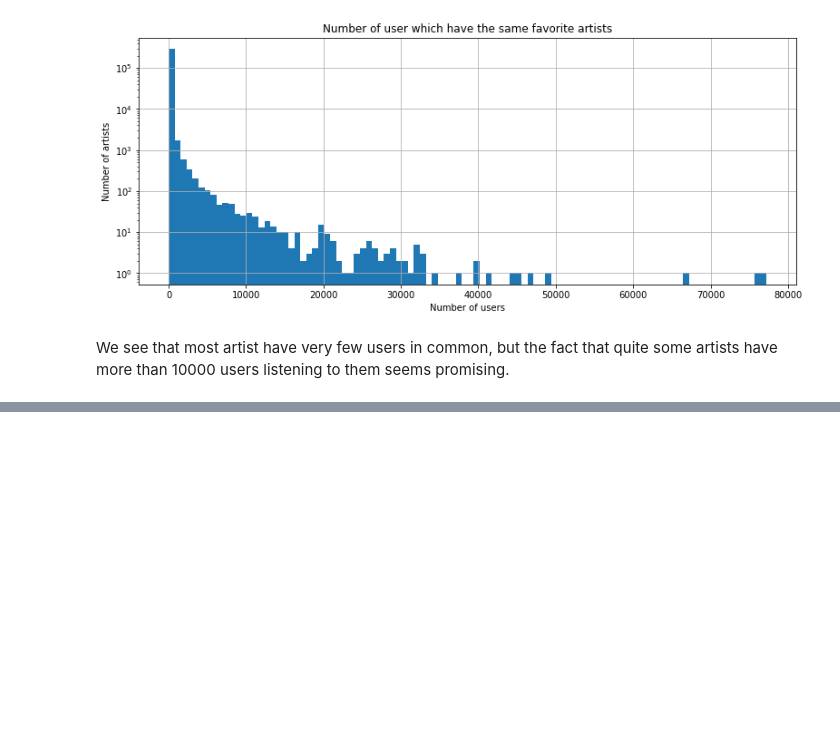
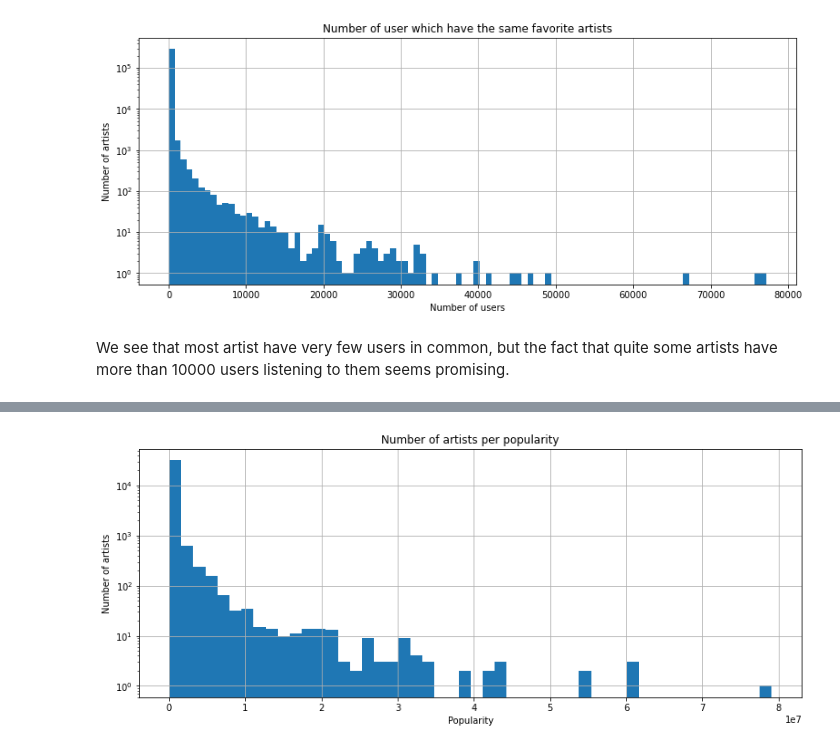
Before and after one commit to Caotick/mlbd-project, a Jupyter notebook: mlbd_project.ipynb, the cells around one changed output, grey strips where cells are left out. Saved outputs shown, nothing was run; the diff lists cells and outputs as text; code cells hidden in the pictures; blank space fills up the shorter version.

```diff
--- a/mlbd_project.ipynb
+++ b/mlbd_project.ipynb
@@ -222,0 +386,8 @@ We see that most artist have very few users in common, but the fact that quite s
+# %%
+add_data['Popularity'].hist(bins = 50, figsize = (13, 5))
+plt.yscale('log')
+plt.title('Number of artists per popularity')
+plt.xlabel('Popularity')
+_ = plt.ylabel('Number of artists')
+# %% [output]
+[figure, added]
```
Also changed, not shown: parts of 33 cells of this notebook, 2 other files.
